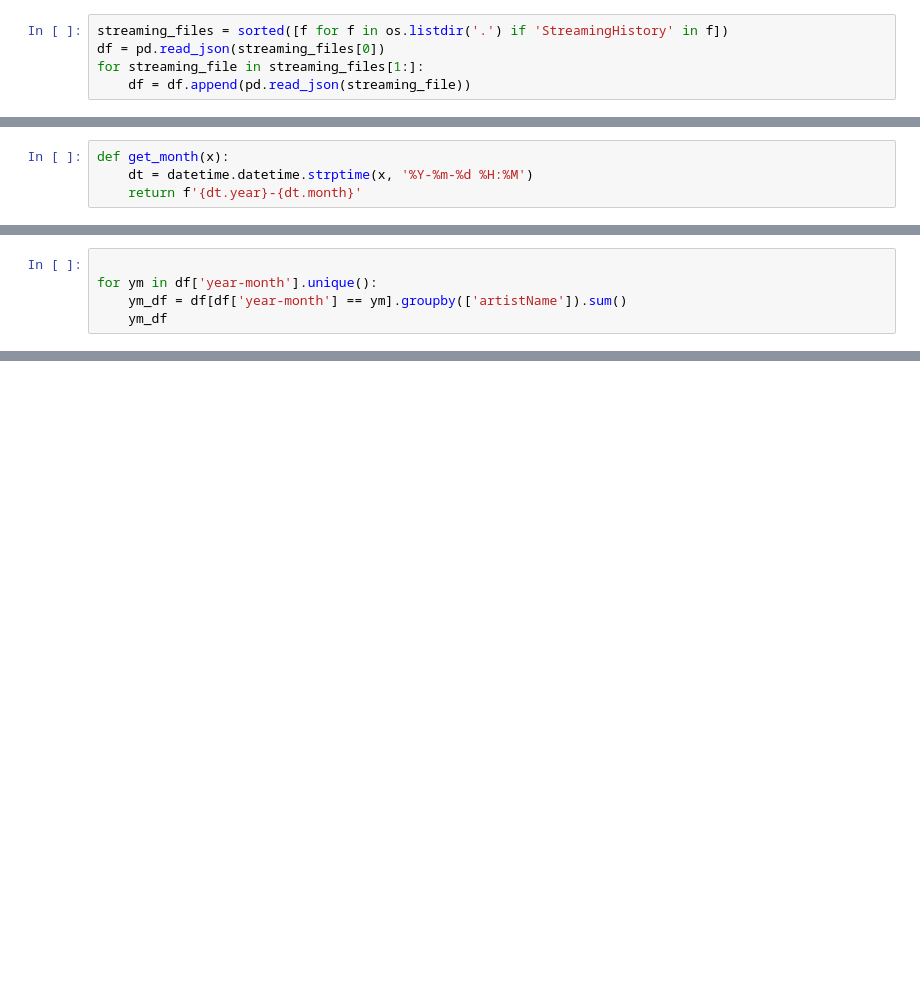
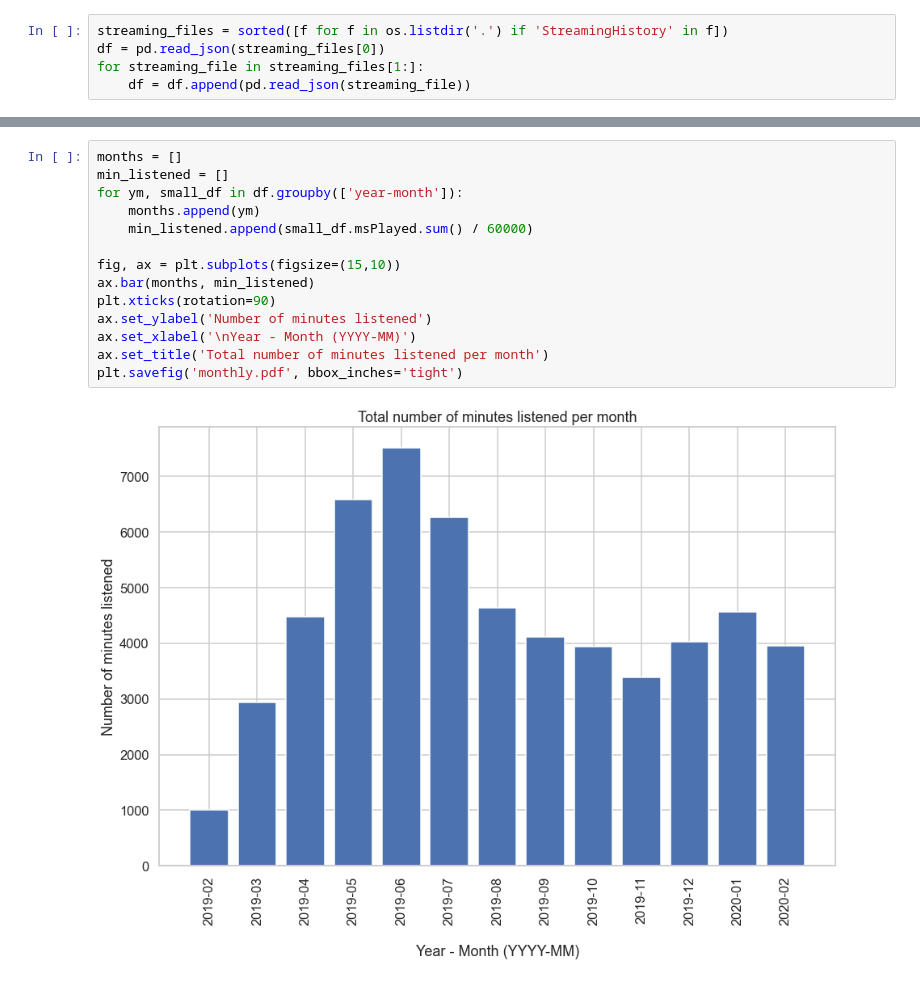
Before and after one commit to nateharms/nplotter, a Jupyter notebook: nplotter.ipynb, the cells around one changed output, grey strips where cells are left out. Cells and saved outputs as stored; diff of their text form; blank space fills up the shorter version.

```diff
--- a/nplotter.ipynb
+++ b/nplotter.ipynb
@@ -54,4 +35,0 @@ dt = datetime.datetime.strptime(t1, '%Y-%m-%d %H:%M')
-# %%
-def get_month(x):
-    dt = datetime.datetime.strptime(x, '%Y-%m-%d %H:%M')
-    return f'{dt.year}-{dt.month}'
@@ -75,5 +35,0 @@ df
-# %%
-
-for ym in df['year-month'].unique():
-    ym_df = df[df['year-month'] == ym].groupby(['artistName']).sum()
-    ym_df
@@ -186,0 +76,16 @@ Text(0.5, 1.0, "Nate's Music Peaks")
+# %%
+months = []
+min_listened = []
+for ym, small_df in df.groupby(['year-month']):
+    months.append(ym)
+    min_listened.append(small_df.msPlayed.sum() / 60000)
+
+fig, ax = plt.subplots(figsize=(15,10))
+ax.bar(months, min_listened)
+plt.xticks(rotation=90)
+ax.set_ylabel('Number of minutes listened')
+ax.set_xlabel('\nYear - Month (YYYY-MM)')
+ax.set_title('Total number of minutes listened per month')
+plt.savefig('monthly.pdf', bbox_inches='tight')
+# %% [output]
+[figure, added]
```
Also changed, not shown: parts of 40 cells of this notebook, 4 other files.
